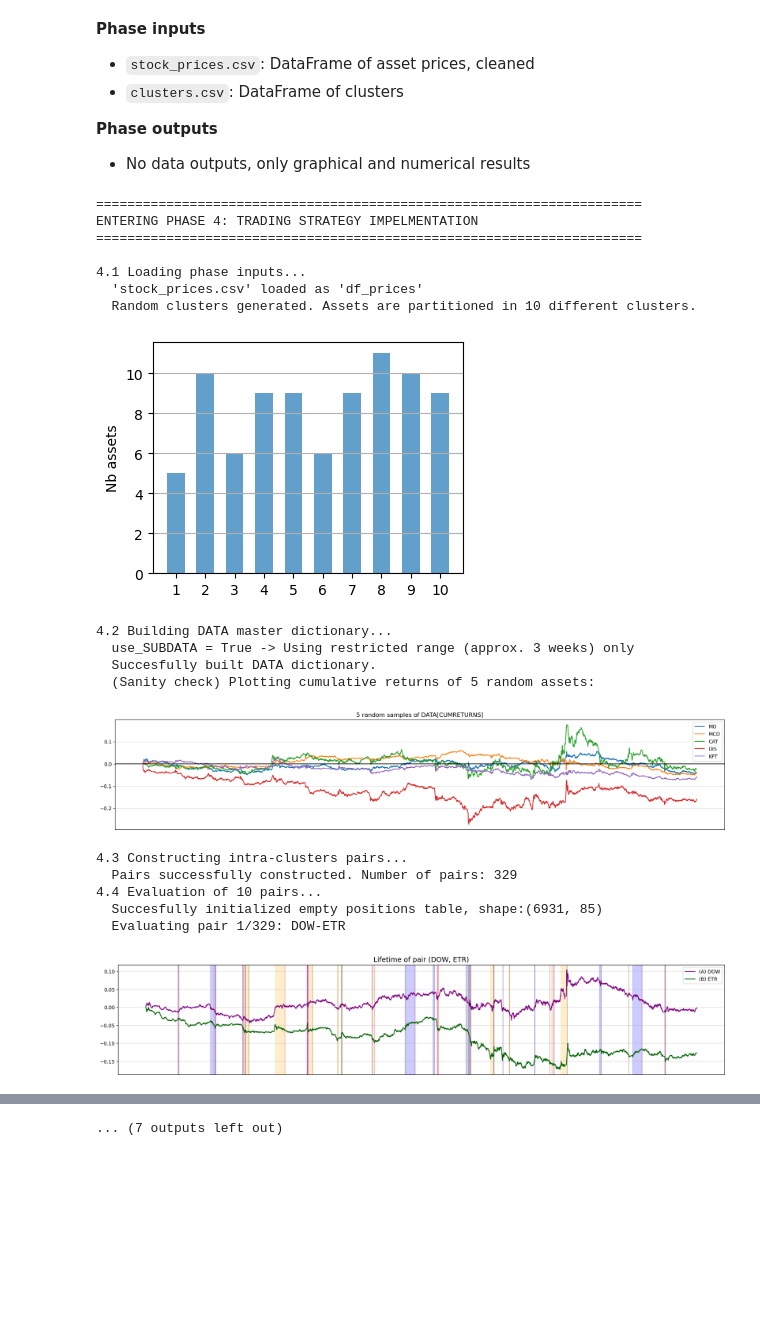
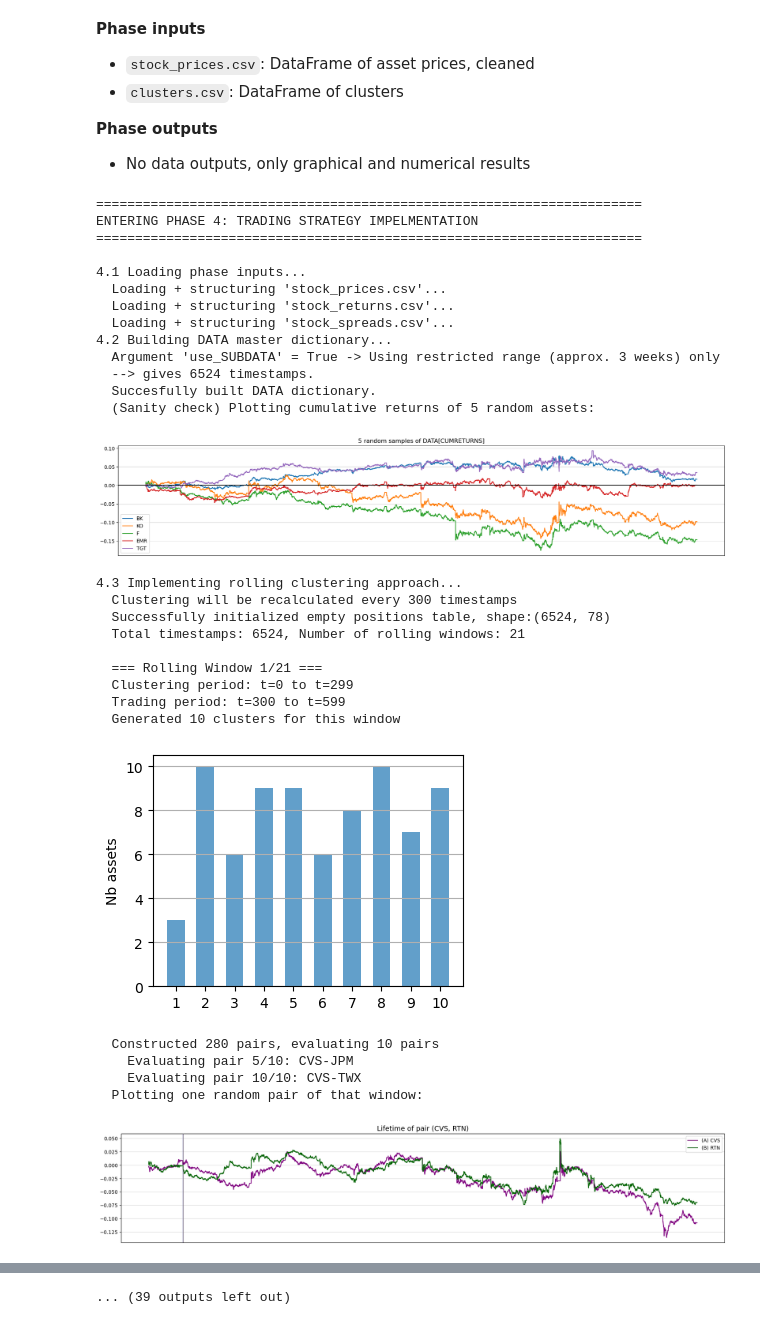
Before and after one commit to ctordo/SP100-high-frequency-analysis-corrclustering-trading, a Jupyter notebook: 4_PairsTrading/nb_exec_trading.ipynb, the cells around one changed output, grey strips where cells are left out. Saved outputs shown, nothing was run; the diff lists cells and outputs as text; code cells hidden in the pictures; blank space fills up the shorter version.

Commit message:
part2 formatting spread and returns, part4 strat improvements

```diff
--- a/4_PairsTrading/nb_exec_trading.ipynb
+++ b/4_PairsTrading/nb_exec_trading.ipynb
@@ -10,31 +10,42 @@
 # %%
 from main_trading import main_4
 
-main_4(window = 300,
+main_4(window_clustering= 300,
+       window_lookback= 50,
        lambda_in = 3,
        lambda_out = 0.5,
        lambda_emergency = 3,
        patience_max = 120,
        use_SUBDATA = True,
-       nb_pairs_cap=10,
+       nb_pairs_cap=10,  # Use -1 to use all pairs
        display_figures=True)
 # %% [output]
 ======================================================================
 ENTERING PHASE 4: TRADING STRATEGY IMPELMENTATION
 ======================================================================
 
 4.1 Loading phase inputs...
-  'stock_prices.csv' loaded as 'df_prices'
-  Random clusters generated. Assets are partitioned in 10 different clusters.
+  Loading + structuring 'stock_prices.csv'...
+  Loading + structuring 'stock_returns.csv'...
+  Loading + structuring 'stock_spreads.csv'...
+4.2 Building DATA master dictionary...
+  Argument 'use_SUBDATA' = True -> Using restricted range (approx. 3 weeks) only
+  --> gives 6524 timestamps.
+  Succesfully built DATA dictionary.
+  (Sanity check) Plotting cumulative returns of 5 random assets:
-[figure, old version]
+[figure, new version]
-4.2 Building DATA master dictionary...
-  use_SUBDATA = True -> Using restricted range (approx. 3 weeks) only
-  Succesfully built DATA dictionary.
-  (Sanity check) Plotting cumulative returns of 5 random assets:
+4.3 Implementing rolling clustering approach...
+  Clustering will be recalculated every 300 timestamps
+  Successfully initialized empty positions table, shape:(6524, 78)
+  Total timestamps: 6524, Number of rolling windows: 21
+
+  === Rolling Window 1/21 ===
+  Clustering period: t=0 to t=299
+  Trading period: t=300 to t=599
+  Generated 10 clusters for this window
-[figure, old version]
+[figure, new version]
-4.3 Constructing intra-clusters pairs...
-  Pairs successfully constructed. Number of pairs: 329
-4.4 Evaluation of 10 pairs...
-  Succesfully initialized empty positions table, shape:(6931, 85)
-  Evaluating pair 1/329: DOW-ETR
+  Constructed 280 pairs, evaluating 10 pairs
+    Evaluating pair 5/10: CVS-JPM
+    Evaluating pair 10/10: CVS-TWX
+  Plotting one random pair of that window:
-[figure, old version]
+[figure, new version]
@@ -47 +85 @@ ENTERING PHASE 4: TRADING STRATEGY IMPELMENTATION
-... (7 outputs left out)
+... (39 outputs left out)
```
Also changed, not shown: parts of 1 cell of this notebook, 4 other files.
